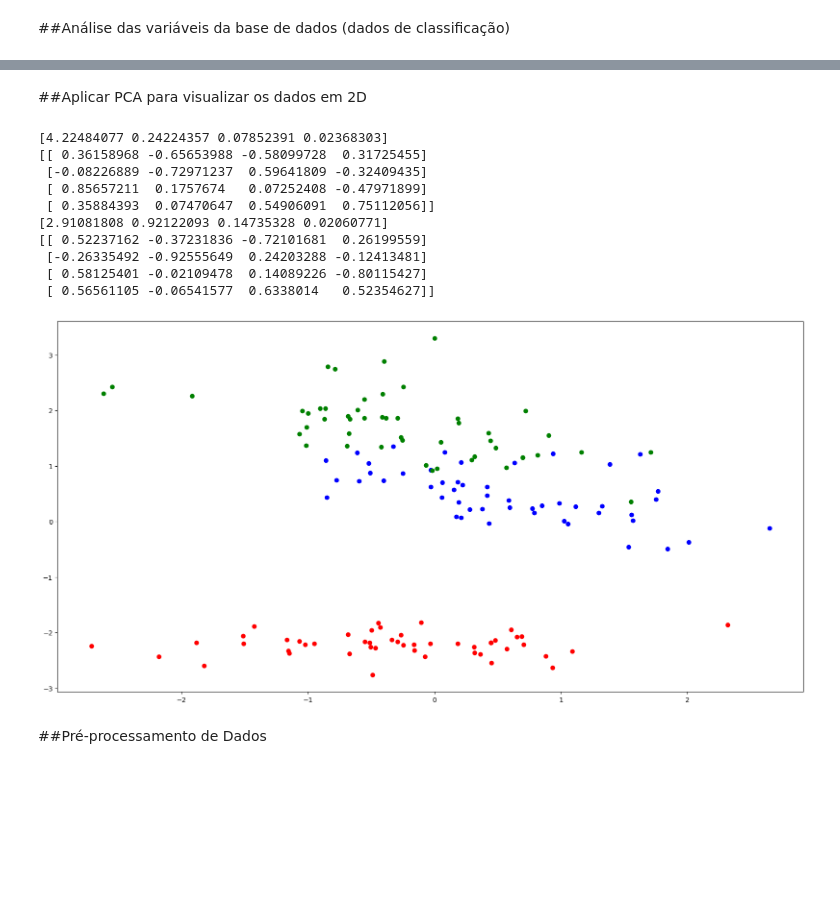
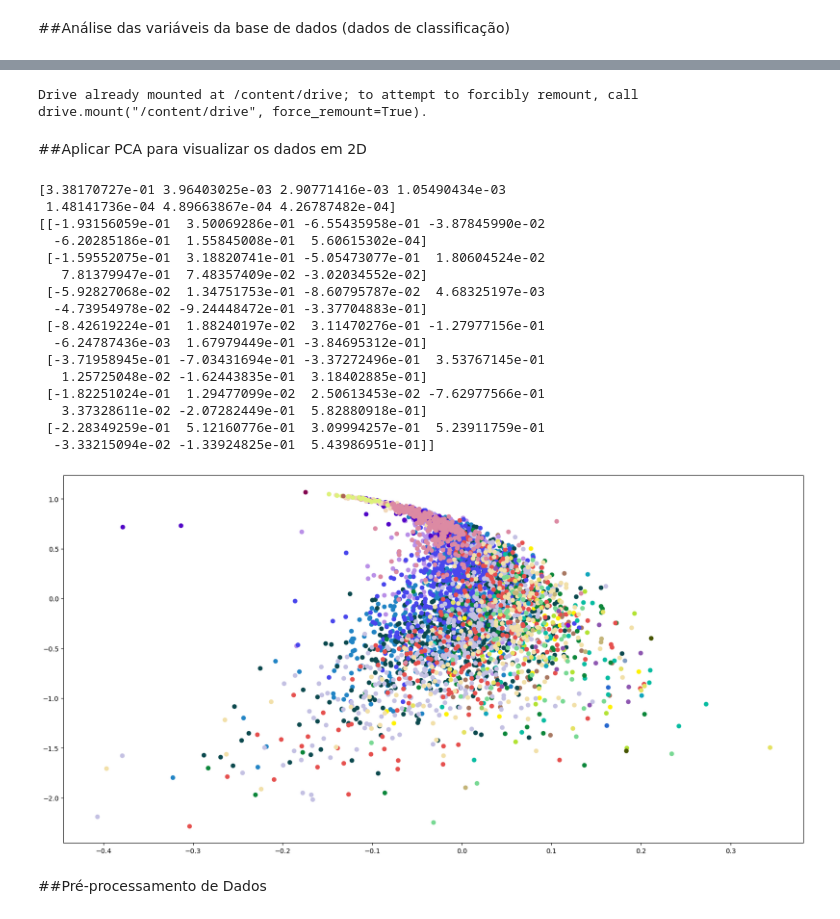
Before and after one commit to Harmonia2Side/machine-learning-laboratory-2023-2, a Jupyter notebook: lab1/Aula_1.ipynb, the cells around one changed output, grey strips where cells are left out. Drawn from its saved outputs; the diff is of its cells as text; code cells hidden in the pictures; blank space fills up the shorter version.

```diff
--- a/lab1/Aula_1.ipynb
+++ b/lab1/Aula_1.ipynb
@@ -33,7 +33,7 @@ import seaborn as sb
 #Faz a leitura do arquivo com os dados
 #header = None --> o arquivo não tem cabeçalho
 #names --> coloca nomes para cada coluna
-data = pd.read_csv('/content/iris.data', header = None, names = ['sepal length', 'sepal width', 'petal length', 'petal width', 'class']) #iris
-#data = pd.read_csv('/content/abalone.data', header = None, names = ['sex', 'length', 'diameter', 'height', 'whole weight', 'shucked weight', 'viscera weight', 'shell weight', 'class']) #abalone
+# data = pd.read_csv('/content/iris.data', header = None, names = ['sepal length', 'sepal width', 'petal length', 'petal width', 'class']) #iris
+data = pd.read_csv('/content/abalone.data', header = None, names = ['sex', 'length', 'diameter', 'height', 'whole weight', 'shucked weight', 'viscera weight', 'shell weight', 'class']) #abalone
 data.head()
 # %% [output]
@@ -63,7 +63,8 @@ data.describe()
 
 iris = np.arange(0,4)
 abalone = np.arange(1,8)
-faixa = iris
+# faixa = iris
+faixa = abalone
 
 print('Média')
 print(data.iloc[:,faixa].mean())
@@ -141,8 +140,8 @@ classes = data['class'].unique()
 for i in range(0,classes.size):
   data_select = data[data['class'] == classes[i]]
   fig = plt.subplots(figsize=(10,4))
-  # sb.heatmap(data_select.iloc[:,faixa], vmin = np.min(data_select.iloc[:,faixa].min()), vmax = np.max(data_select.iloc[:,faixa].max()))
-  sb.heatmap(data_select.iloc[:,faixa], vmin = 0, vmax = 8)
+  sb.heatmap(data_select.iloc[:,faixa], vmin = np.min(data_select.iloc[:,faixa].min()), vmax = np.max(data_select.iloc[:,faixa].max()))
+  # sb.heatmap(data_select.iloc[:,faixa], vmin = 0, vmax = 8)
   plt.title(classes[i])
   plt.yticks(rotation = 0)
 # %% [output]
@@ -152,54 +161,65 @@ for i in range(0,classes.size):
+# %%
+from google.colab import drive
+drive.mount('/content/drive')
+# %% [output]
+Drive already mounted at /content/drive; to attempt to forcibly remount, call drive.mount("/content/drive", force_remount=True).
 # %% [markdown]
 ##Aplicar PCA para visualizar os dados em 2D
 # %%
 #Obter autovalores (eigValues) e autovetores (eigVectors)
 #Compare os gráficos com matriz de covariância e matriz de coef. de correlação
 
 #Usando matriz de covariância
 eigValues, eigVectors = np.linalg.eig(data.iloc[:,faixa].cov()) # calculamos os autovalores e autovetores da matriz de covariância
 print(eigValues)
 print(eigVectors)
 
 #Subtrair dos dados a média
 new_data = data.iloc[:,faixa] - data.iloc[:,faixa].mean() # IMPORTANTE
 
 
-#Usando matriz de coef. de correlação
-eigValues, eigVectors = np.linalg.eig(data.iloc[:,faixa].corr())
-print(eigValues)
-print(eigVectors)
+# #Usando matriz de coef. de correlação
+# eigValues, eigVectors = np.linalg.eig(data.iloc[:,faixa].corr())
+# print(eigValues)
+# print(eigVectors)
 
-#Subtrair dos dados a média e divide pelo desvio padrão
-new_data = (data.iloc[:,faixa] - data.iloc[:,faixa].mean())/data.iloc[:,faixa].std()
+# #Subtrair dos dados a média e divide pelo desvio padrão
+# new_data = (data.iloc[:,faixa] - data.iloc[:,faixa].mean())/data.iloc[:,faixa].std()
 
 #Seleciona os dois autovetores associados aos maiores autovalores
 #M será a matriz de projeção dos dados
 M = eigVectors[:,0:2]
 
 #Projeta os dados nos autovetores principais
 proj_data = new_data @ M
 
 classes = data['class'].unique()
 
 #Plota o gráfico
 color = ['or','ob','og']
 plt.figure(figsize=(20,10))
 for i in range(0,classes.size):
   data_select = proj_data[data['class'] == classes[i]]
-  plt.plot(data_select[1],data_select[0],color[i]) #Iris
-  #plt.plot(data_select[1],data_select[0],marker='o',linestyle='',color = np.random.uniform(0,1,3)) #Abalone
+  # plt.plot(data_select[1],data_select[0],color[i]) #Iris
+  plt.plot(data_select[1],data_select[0],marker='o',linestyle='',color = np.random.uniform(0,1,3)) #Abalone
 # %% [output]
-[4.22484077 0.24224357 0.07852391 0.02368303]
-[[ 0.36158968 -0.65653988 -0.58099728  0.31725455]
- [-0.08226889 -0.72971237  0.59641809 -0.32409435]
- [ 0.85657211  0.1757674   0.07252408 -0.47971899]
- [ 0.35884393  0.07470647  0.54906091  0.75112056]]
-[2.91081808 0.92122093 0.14735328 0.02060771]
-[[ 0.52237162 -0.37231836 -0.72101681  0.26199559]
- [-0.26335492 -0.92555649  0.24203288 -0.12413481]
- [ 0.58125401 -0.02109478  0.14089226 -0.80115427]
- [ 0.56561105 -0.06541577  0.6338014   0.52354627]]
+[3.38170727e-01 3.96403025e-03 2.90771416e-03 1.05490434e-03
+ 1.48141736e-04 4.89663867e-04 4.26787482e-04]
+[[-1.93156059e-01  3.50069286e-01 -6.55435958e-01 -3.87845990e-02
+  -6.20285186e-01  1.55845008e-01  5.60615302e-04]
+ [-1.59552075e-01  3.18820741e-01 -5.05473077e-01  1.80604524e-02
+   7.81379947e-01  7.48357409e-02 -3.02034552e-02]
+ [-5.92827068e-02  1.34751753e-01 -8.60795787e-02  4.68325197e-03
+  -4.73954978e-02 -9.24448472e-01 -3.37704883e-01]
+ [-8.42619224e-01  1.88240197e-02  3.11470276e-01 -1.27977156e-01
+  -6.24787436e-03  1.67979449e-01 -3.84695312e-01]
+ [-3.71958945e-01 -7.03431694e-01 -3.37272496e-01  3.53767145e-01
+   1.25725048e-02 -1.62443835e-01  3.18402885e-01]
+ [-1.82251024e-01  1.29477099e-02  2.50613453e-02 -7.62977566e-01
+   3.37328611e-02 -2.07282449e-01  5.82880918e-01]
+ [-2.28349259e-01  5.12160776e-01  3.09994257e-01  5.23911759e-01
+  -3.33215094e-02 -1.33924825e-01  5.43986951e-01]]
-[figure, old version]
+[figure, new version]
 # %% [markdown]
 ##Pré-processamento de Dados
 # %%
```
Also changed, not shown: parts of 18 cells of this notebook.
